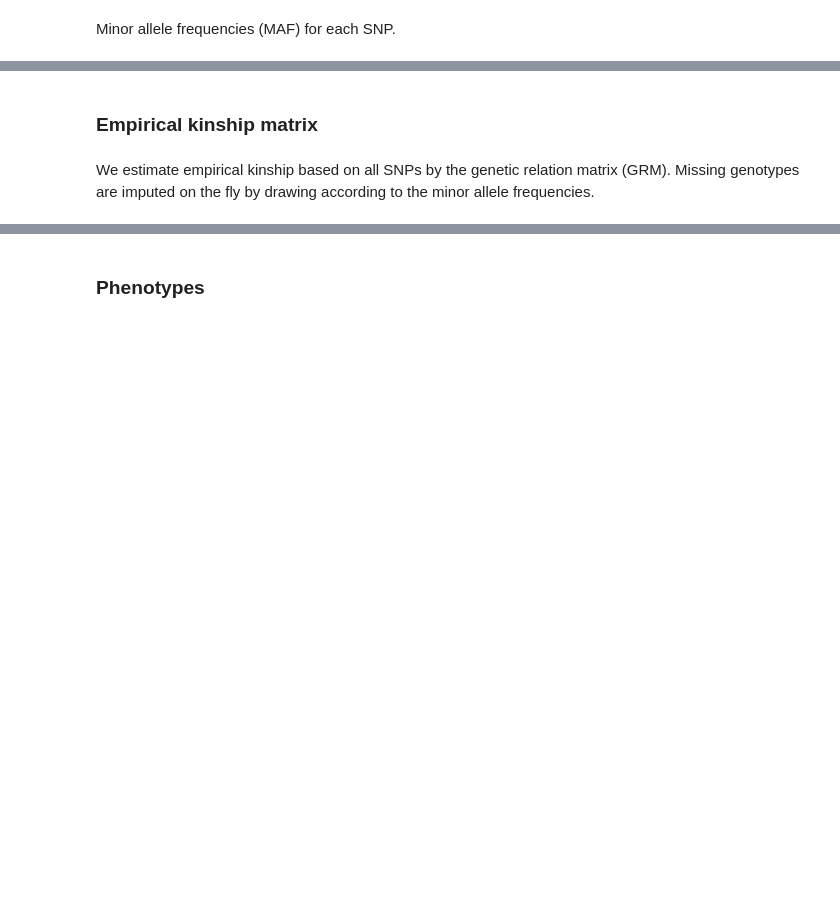
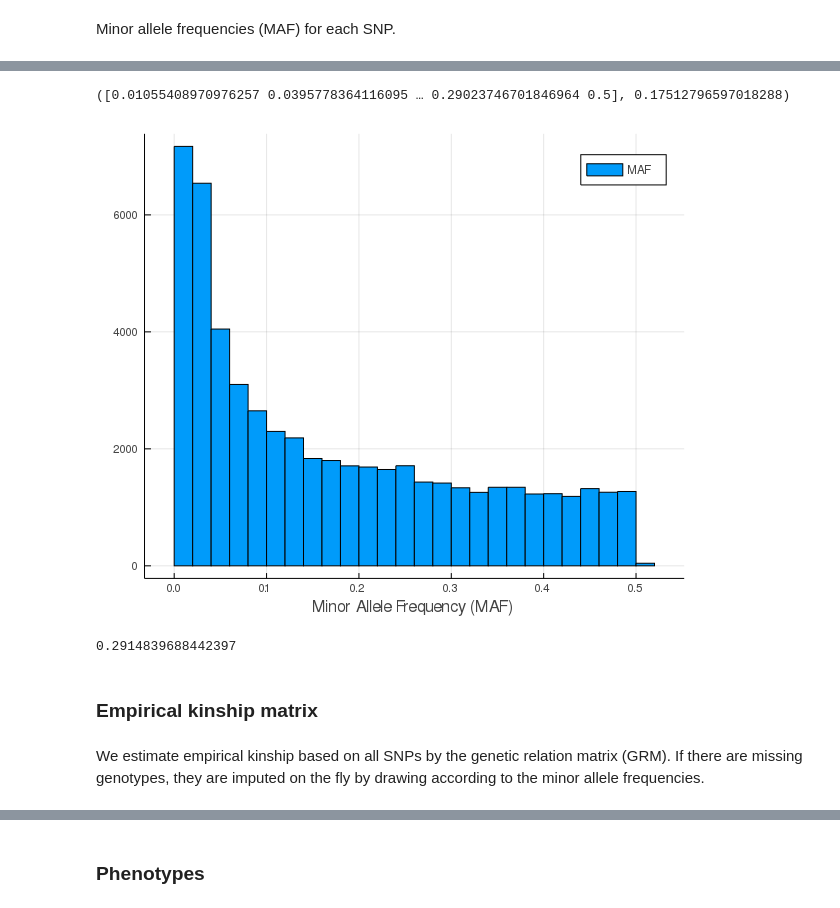
Before and after one commit to OpenMendel/LangeSymposium-ProgrammingWorkshop-20202022, a Jupyter notebook: 03-varcomp/Heritability.ipynb, the cells around one changed output, grey strips where cells are left out. Drawn from its saved outputs; the diff is of its cells as text; code cells hidden in the pictures; blank space fills up the shorter version.

Commit message:
using SnpArrays example data set

```diff
--- a/03-varcomp/Heritability.ipynb
+++ b/03-varcomp/Heritability.ipynb
@@ -109,0 +131,2 @@ maf_cg10k = maf(cg10k)
+# %%
+maf_EUR = maf(EUR_subset)
@@ -110,12 +151,13 @@ maf_cg10k = maf(cg10k)
 # %%
 # 5 number summary and average MAF (minor allele frequencies)
 using Statistics
-Statistics.quantile(maf_cg10k, [0.0 .25 .5 .75 1.0]), mean(maf_cg10k)
+Statistics.quantile(maf_EUR, [0.0 .25 .5 .75 1.0]), mean(maf_EUR)
+# %% [output]
+([0.01055408970976257 0.0395778364116095 … 0.29023746701846964 0.5], 0.17512796597018288)
 # %%
-#using Pkg
-#pkg "add Plots"
-#pkg"add PyPlot"
+using Plots, PyPlot
 
-using Plots
 gr(size=(600,500), html_output_format=:png)
-histogram(maf_cg10k, xlab = "Minor Allele Frequency (MAF)", label = "MAF")b
+histogram(maf_EUR, xlab = "Minor Allele Frequency (MAF)", label = "MAF")
+# %% [output]
+[figure, added]
@@ -125,10 +164,12 @@ sum(missings_by_snp) / length(cg10k)
 # %%
 # proportion of rare SNPs with maf < 0.05
-count(!iszero, maf_cg10k .< 0.05) / length(maf_cg10k)
+count(!iszero, maf_EUR .< 0.05) / length(maf_EUR)
+# %% [output]
+0.2914839688442397
 # %% [markdown]
 ### Empirical kinship matrix
 # %% [markdown]
-We estimate empirical kinship based on all SNPs by the genetic relation matrix (GRM). Missing genotypes are imputed on the fly by drawing according to the minor allele frequencies.
+We estimate empirical kinship based on all SNPs by the genetic relation matrix (GRM). If there are missing genotypes, they are imputed on the fly by drawing according to the minor allele frequencies.
 # %%
 ## GRM using SNPs with maf > 0.01 (default) (~10 mins on my laptop)
 using Random
```
Also changed, not shown: parts of 65 cells of this notebook, 1 other file.
